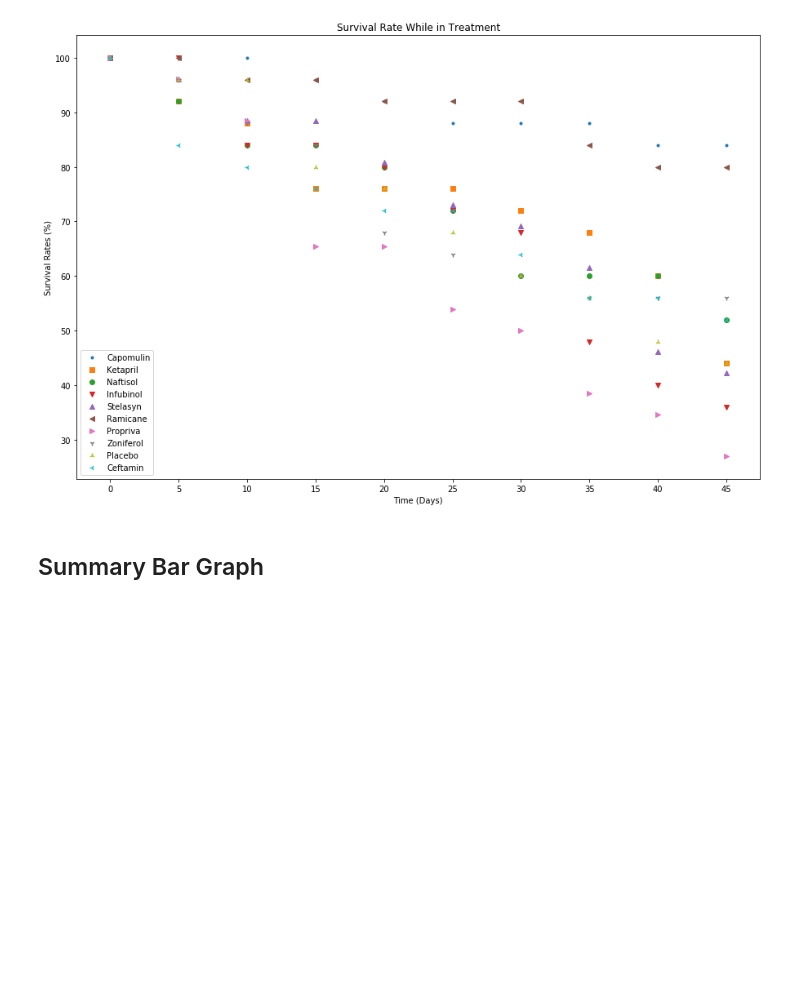
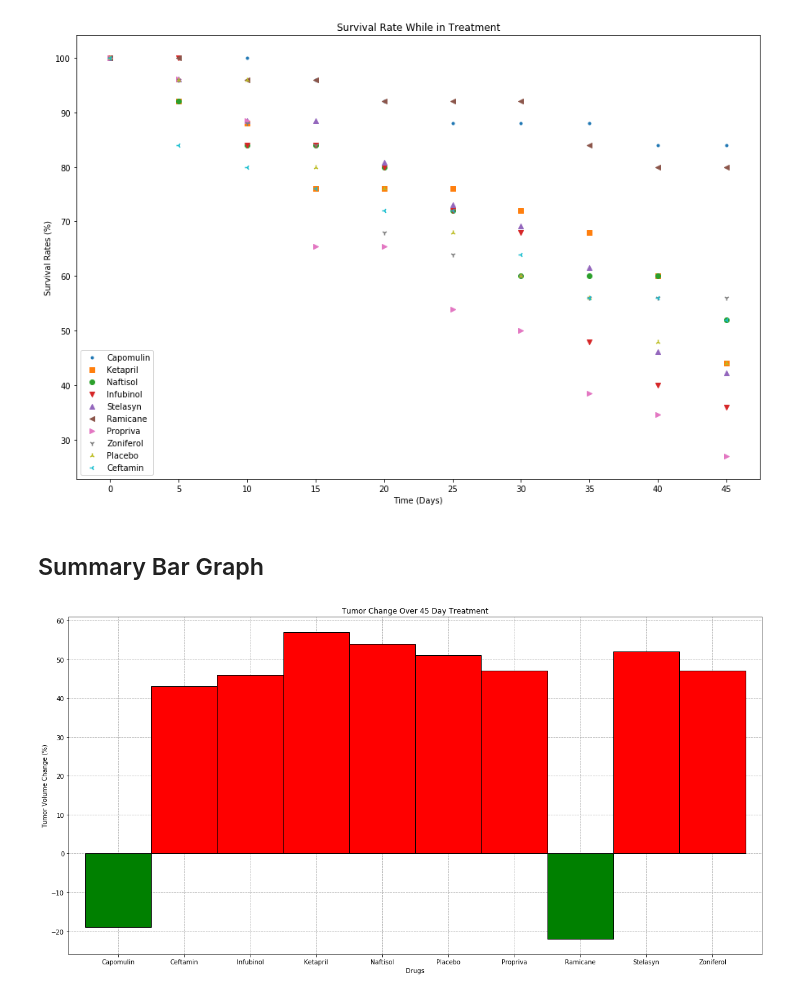
Before and after one commit to jamiejin91/python-challenge, a Jupyter notebook: xJamieJin_HW5/xJamieJin_HW5.ipynb, the cells around one changed output. Cells and saved outputs as stored; diff of their text form; code cells hidden in the pictures; blank space fills up the shorter version.

```diff
--- a/xJamieJin_HW5/xJamieJin_HW5.ipynb
+++ b/xJamieJin_HW5/xJamieJin_HW5.ipynb
@@ -143,3 +143,18 @@ plt.show()
 [figure]
 # %% [markdown]
 ## Summary Bar Graph
+# %%
+df_tumor_change = round((df_tumor_final.iloc[9]-df_tumor_final.iloc[0])/df_tumor_final.iloc[0]*100)
+df_tumor_change_x = list(range(len(df_tumor_change)))
+colors = ['r' if i>0 else 'g' for i in df_tumor_change]
+
+df_tumor_change_plot = df_tumor_change.plot(x=list(range(len(df_tumor_change))),kind="bar",figsize=(20,10),color=colors,rot=0,
+                                            width=1,zorder=3,title="Tumor Change Over 45 Day Treatment",edgecolor='black')
+
+#plt.text(s="ayy",x=1,y=5)
+plt.grid(linestyle='--',zorder=0)
+plt.xlabel("Drugs")
+plt.ylabel("Tumor Volume Change (%)")
+plt.show()
+# %% [output]
+[figure, added]
```
Also changed, not shown: parts of 4 cells of this notebook.
